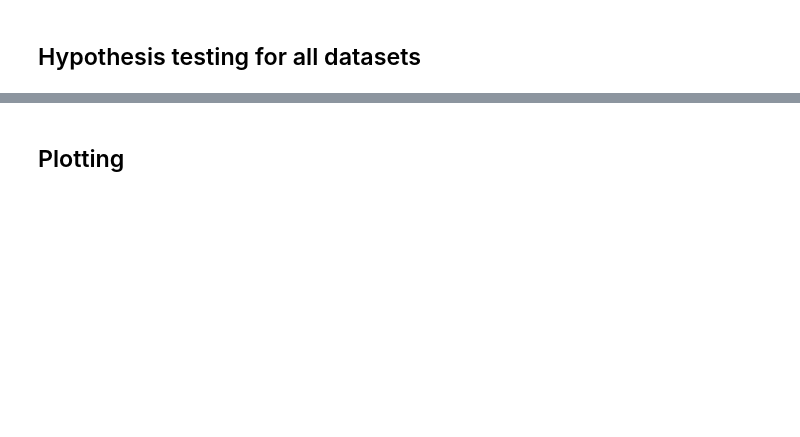
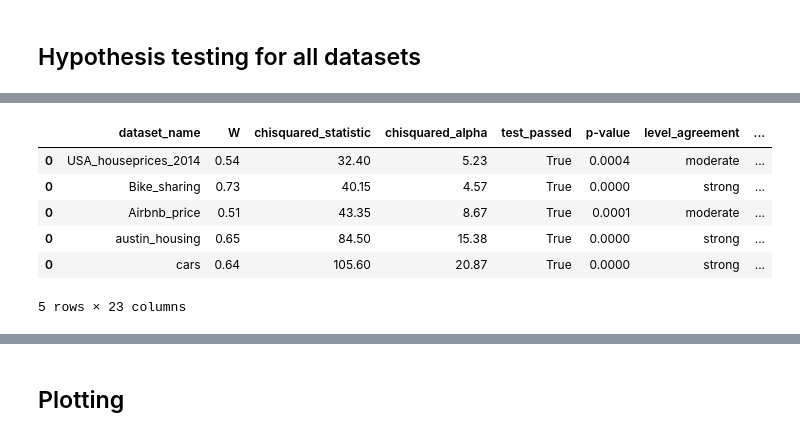
Before and after one commit to jorgedelpozolerida/KDS_Statistics_GroupProject, a Jupyter notebook: src/hypothesis_testing/evaluationmetrics_and_hypothesistesting.ipynb, the cells around one changed output, grey strips where cells are left out. Drawn from its saved outputs; the diff is of its cells as text; code cells hidden in the pictures; blank space fills up the shorter version.

```diff
--- a/src/hypothesis_testing/evaluationmetrics_and_hypothesistesting.ipynb
+++ b/src/hypothesis_testing/evaluationmetrics_and_hypothesistesting.ipynb
@@ -229,0 +281,10 @@ We reject null hypothesis and conclude that H1: W ≠ 0.
+# %%
+results_df
+# %% [output]
+|  | dataset_name | W | chisquared_statistic | chisquared_alpha | test_passed | p-value | level_agreement | ... |
+| 0 | USA_houseprices_2014 | 0.54 | 32.40 | 5.23 | True | 0.0004 | moderate | ... |
+| 0 | Bike_sharing | 0.73 | 40.15 | 4.57 | True | 0.0000 | strong | ... |
+| 0 | Airbnb_price | 0.51 | 43.35 | 8.67 | True | 0.0001 | moderate | ... |
+| 0 | austin_housing | 0.65 | 84.50 | 15.38 | True | 0.0000 | strong | ... |
+| 0 | cars | 0.64 | 105.60 | 20.87 | True | 0.0000 | strong | ... |
+5 rows × 23 columns
```
Also changed, not shown: parts of 13 cells of this notebook.
